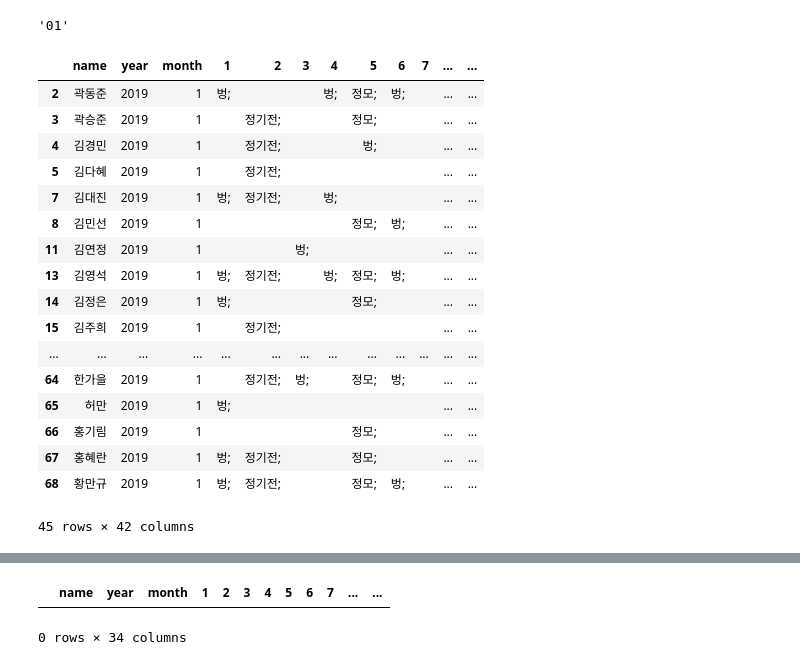
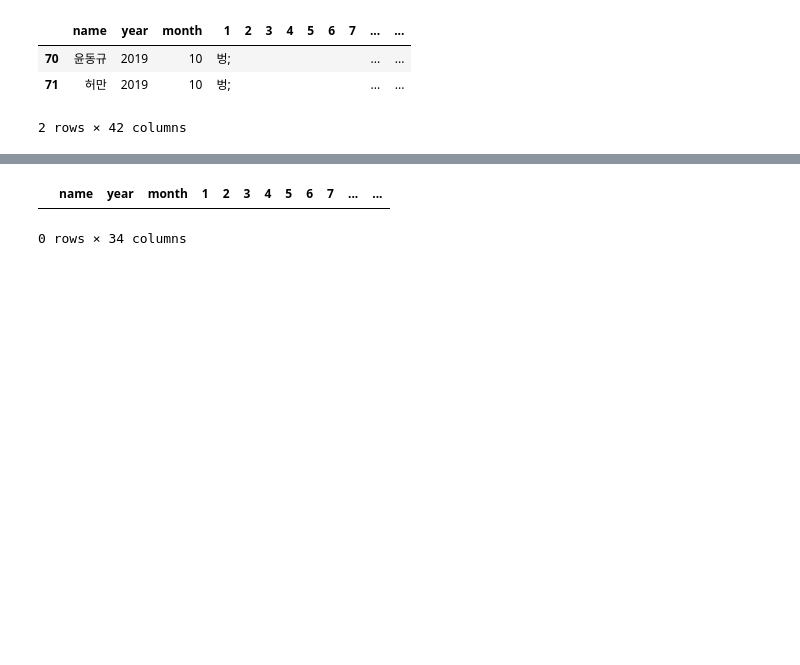
Before and after one commit to yundk7/Bowling_Team_Heroku, a Jupyter notebook: pet_pals/Untitled.ipynb, the cells around one changed output, grey strips where cells are left out. Cells and saved outputs as stored; diff of their text form; code cells hidden in the pictures; blank space fills up the shorter version.

```diff
--- a/pet_pals/Untitled.ipynb
+++ b/pet_pals/Untitled.ipynb
@@ -32,4 +10,0 @@ attendance
-# %%
-month
-# %% [output]
-'01'
@@ -36,46 +15,37 @@ month
 # %%
 year = "2019"
-month = "1"
+month = "10"
 
 if month != "" and month[0] == "0":
     month = month.replace("0","")
 
 df = attendance[attendance["name"].isin(list(members["name"]))][attendance["year"]==year]
+df.fillna("",inplace=True)
 if month != "":
     df = df[df["month"]==month]
 df["apnd"] = df.iloc[:,3:].sum(axis = 1)
 # df = df[["name","year","month","apnd"]]
 typ_list = ["벙","정모","정기전","챔프","교류전","상주","건볼리그"]
 for typ in typ_list:
     n = typ_list.index(typ)+1
     df[typ] = df["apnd"].str.count(str(n))
 df.drop(columns = ["apnd"], inplace = True)
 df["Total"] = df.iloc[:,3:].sum(axis=1)
 
 if month == "":
     df = df.groupby(["name","year"]).sum()
 else:
     for i in range(1,32):
         for n in range(0,7):
             df[str(i)] = df[str(i)].str.replace(str(n),typ_list[n-1])
+noatd = members[members["name"].isin(list(df["name"]))==False]["name"]
+noatd = pd.DataFrame(noatd)
+col = df.columns
+df = pd.concat([df,noatd])
 df
 # %% [output]
 |  | name | year | month | 1 | 2 | 3 | 4 | 5 | 6 | 7 | ... | ... |
-| 2 | 곽동준 | 2019 | 1 | 벙; |  |  | 벙; | 정모; | 벙; |  | ... | ... |
-| 3 | 곽승준 | 2019 | 1 |  | 정기전; |  |  | 정모; |  |  | ... | ... |
-| 4 | 김경민 | 2019 | 1 |  | 정기전; |  |  | 벙; |  |  | ... | ... |
-| 5 | 김다혜 | 2019 | 1 |  | 정기전; |  |  |  |  |  | ... | ... |
-| 7 | 김대진 | 2019 | 1 | 벙; | 정기전; |  | 벙; |  |  |  | ... | ... |
-| 8 | 김민선 | 2019 | 1 |  |  |  |  | 정모; | 벙; |  | ... | ... |
-| 11 | 김연정 | 2019 | 1 |  |  | 벙; |  |  |  |  | ... | ... |
-| 13 | 김영석 | 2019 | 1 | 벙; | 정기전; |  | 벙; | 정모; | 벙; |  | ... | ... |
-| 14 | 김정은 | 2019 | 1 | 벙; |  |  |  | 정모; |  |  | ... | ... |
-| 15 | 김주희 | 2019 | 1 |  | 정기전; |  |  |  |  |  | ... | ... |
-| ... | ... | ... | ... | ... | ... | ... | ... | ... | ... | ... | ... | ... |
-| 64 | 한가을 | 2019 | 1 |  | 정기전; | 벙; |  | 정모; | 벙; |  | ... | ... |
-| 65 | 허만 | 2019 | 1 | 벙; |  |  |  |  |  |  | ... | ... |
-| 66 | 홍기림 | 2019 | 1 |  |  |  |  | 정모; |  |  | ... | ... |
-| 67 | 홍혜란 | 2019 | 1 | 벙; | 정기전; |  |  | 정모; |  |  | ... | ... |
-| 68 | 황만규 | 2019 | 1 | 벙; | 정기전; |  |  | 정모; | 벙; |  | ... | ... |
+| 70 | 윤동규 | 2019 | 10 | 벙; |  |  |  |  |  |  | ... | ... |
+| 71 | 허만 | 2019 | 10 | 벙; |  |  |  |  |  |  | ... | ... |
-45 rows × 42 columns
+2 rows × 42 columns
 # %%
```
Also changed, not shown: parts of 4 cells of this notebook, 1 other file.
